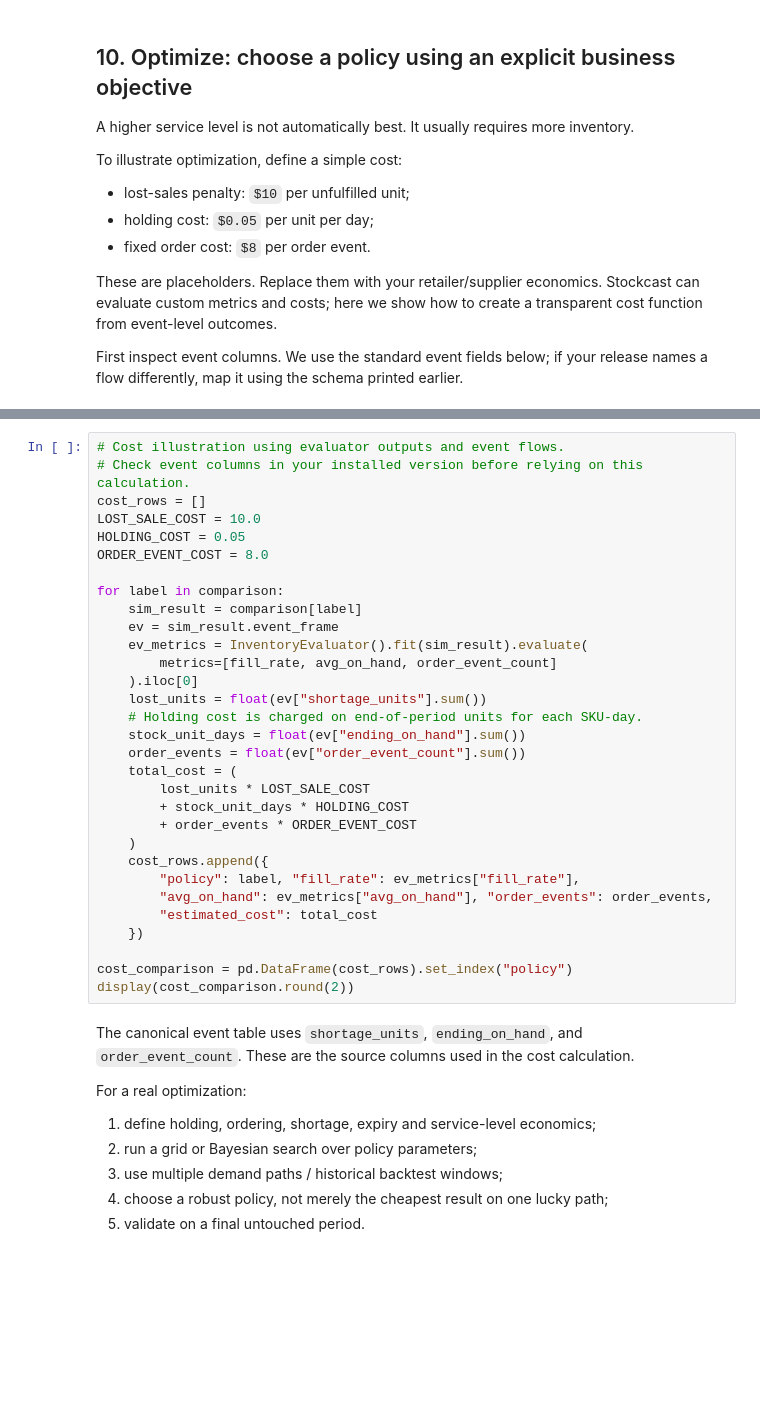
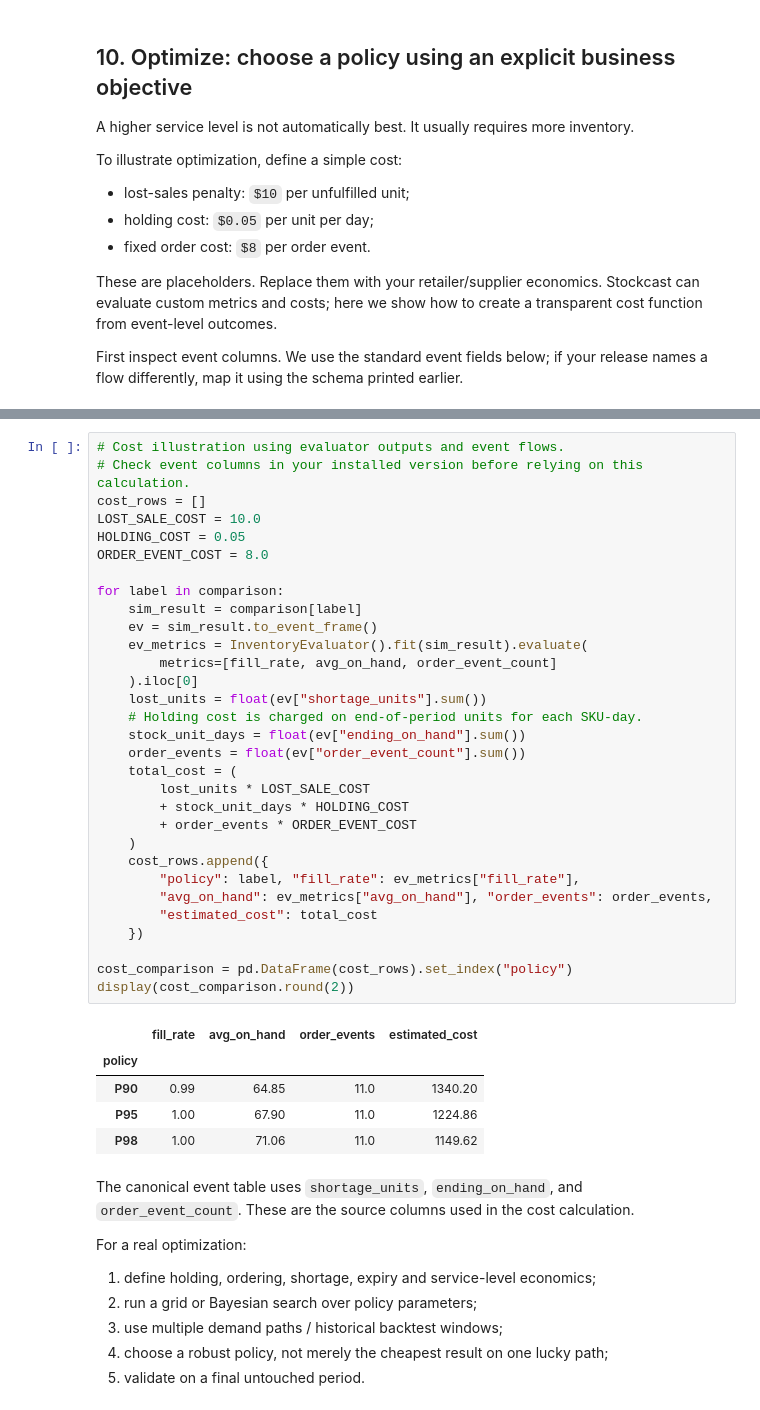
Before and after one commit to mihir1493/cpg_concepts, a Jupyter notebook: notebooks/prophet_stockcast_inventory_simulation_engine.ipynb, the cells around one changed output, grey strips where cells are left out. Saved outputs shown, nothing was run; the diff lists cells and outputs as text; blank space fills up the shorter version.

```diff
--- a/notebooks/prophet_stockcast_inventory_simulation_engine.ipynb
+++ b/notebooks/prophet_stockcast_inventory_simulation_engine.ipynb
@@ -433,34 +558,40 @@ print(event.columns.tolist())
 # %%
 # Cost illustration using evaluator outputs and event flows.
 # Check event columns in your installed version before relying on this calculation.
 cost_rows = []
 LOST_SALE_COST = 10.0
 HOLDING_COST = 0.05
 ORDER_EVENT_COST = 8.0
 
 for label in comparison:
     sim_result = comparison[label]
-    ev = sim_result.event_frame
+    ev = sim_result.to_event_frame()
     ev_metrics = InventoryEvaluator().fit(sim_result).evaluate(
         metrics=[fill_rate, avg_on_hand, order_event_count]
     ).iloc[0]
     lost_units = float(ev["shortage_units"].sum())
     # Holding cost is charged on end-of-period units for each SKU-day.
     stock_unit_days = float(ev["ending_on_hand"].sum())
     order_events = float(ev["order_event_count"].sum())
     total_cost = (
         lost_units * LOST_SALE_COST
         + stock_unit_days * HOLDING_COST
         + order_events * ORDER_EVENT_COST
     )
     cost_rows.append({
         "policy": label, "fill_rate": ev_metrics["fill_rate"],
         "avg_on_hand": ev_metrics["avg_on_hand"], "order_events": order_events,
         "estimated_cost": total_cost
     })
 
 cost_comparison = pd.DataFrame(cost_rows).set_index("policy")
 display(cost_comparison.round(2))
+# %% [output]
+|  | fill_rate | avg_on_hand | order_events | estimated_cost |
+| policy |  |  |  |  |
+| P90 | 0.99 | 64.85 | 11.0 | 1340.20 |
+| P95 | 1.00 | 67.90 | 11.0 | 1224.86 |
+| P98 | 1.00 | 71.06 | 11.0 | 1149.62 |
 # %% [markdown]
 The canonical event table uses `shortage_units`, `ending_on_hand`, and `order_event_count`. These are the source columns used in the cost calculation.
 
```
Also changed, not shown: parts of 22 cells of this notebook.
